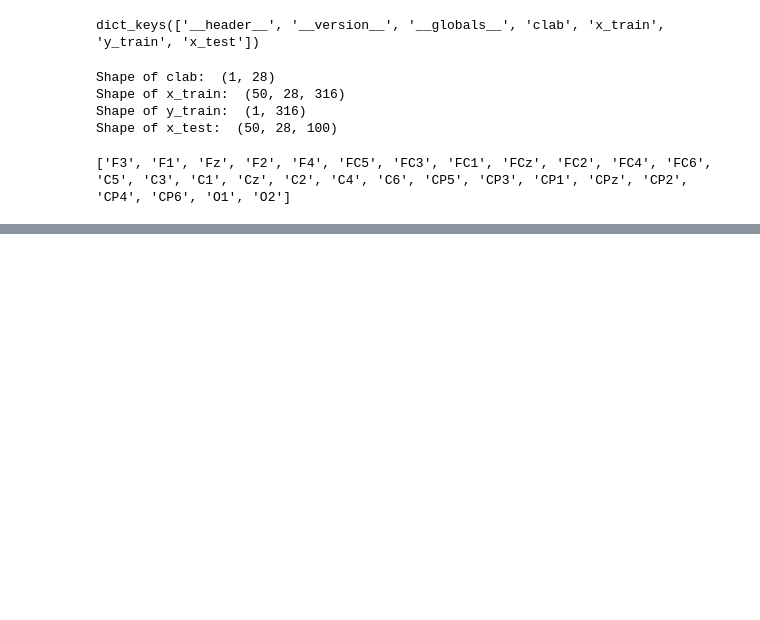
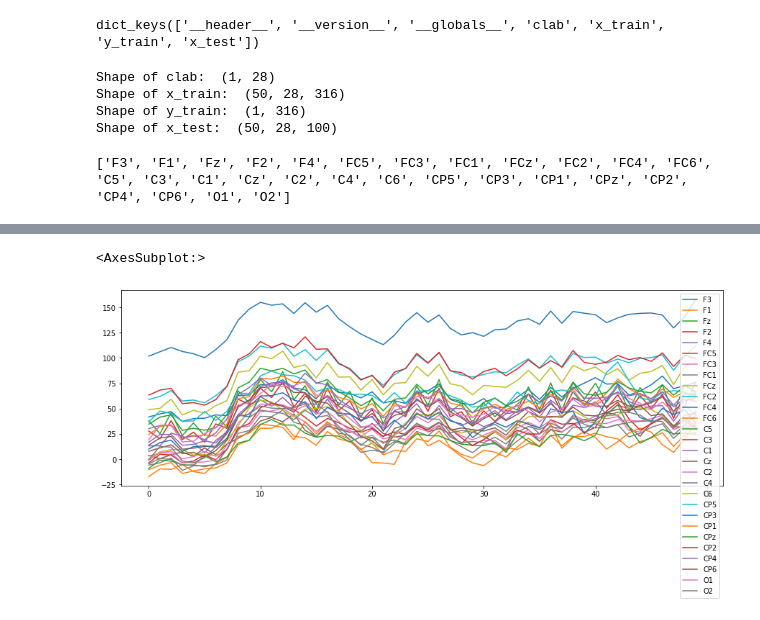
Before and after one commit to kylechristophermoore/bci_competition, a Jupyter notebook: classification.ipynb, the cells around one changed output, grey strips where cells are left out. Drawn from its saved outputs; the diff is of its cells as text; code cells hidden in the pictures; blank space fills up the shorter version.

```diff
--- a/classification.ipynb
+++ b/classification.ipynb
@@ -86,0 +103,8 @@ Name: F3, Length: 316, dtype: float64
+# %%
+plt.rcParams['figure.figsize'] = [15, 5]
+
+
+df.plot()
+# %% [output]
+<AxesSubplot:>
+[figure, added]
```
Also changed, not shown: parts of 7 cells of this notebook, 1 other file.
